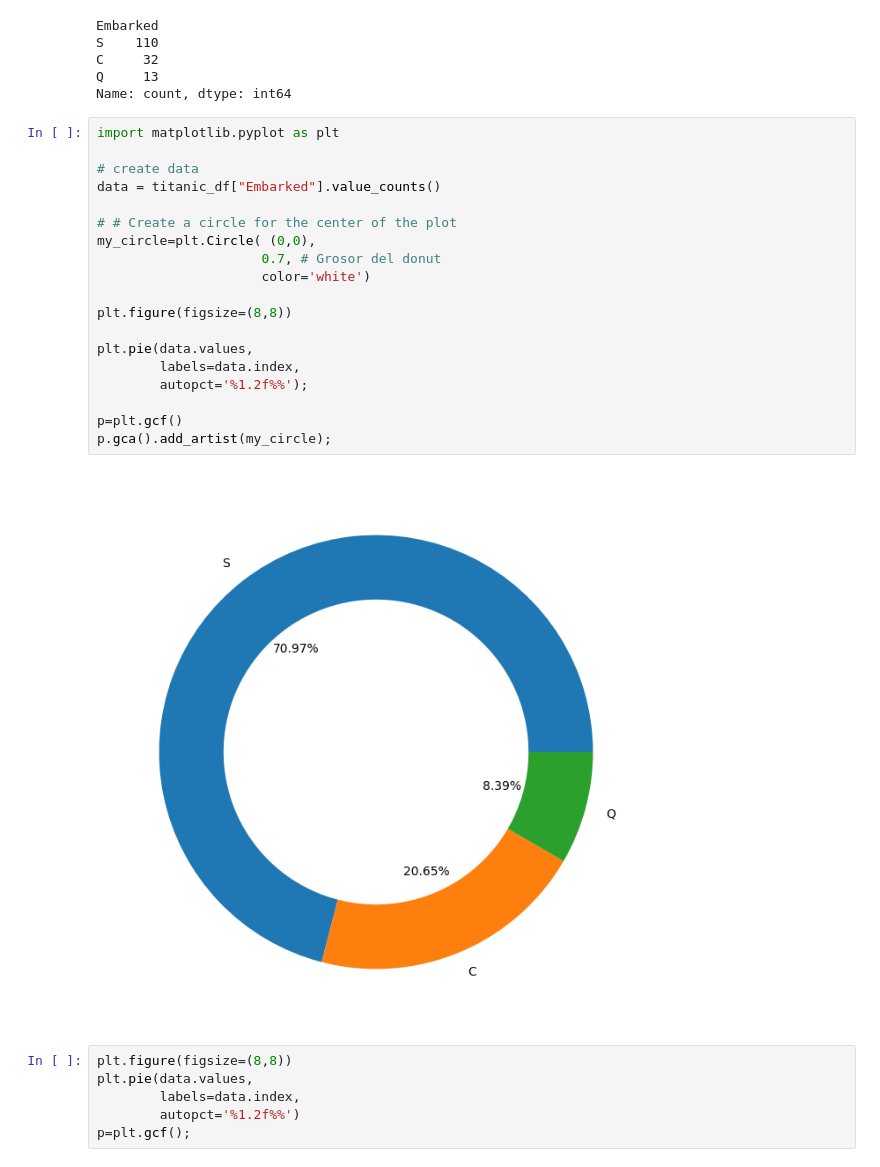
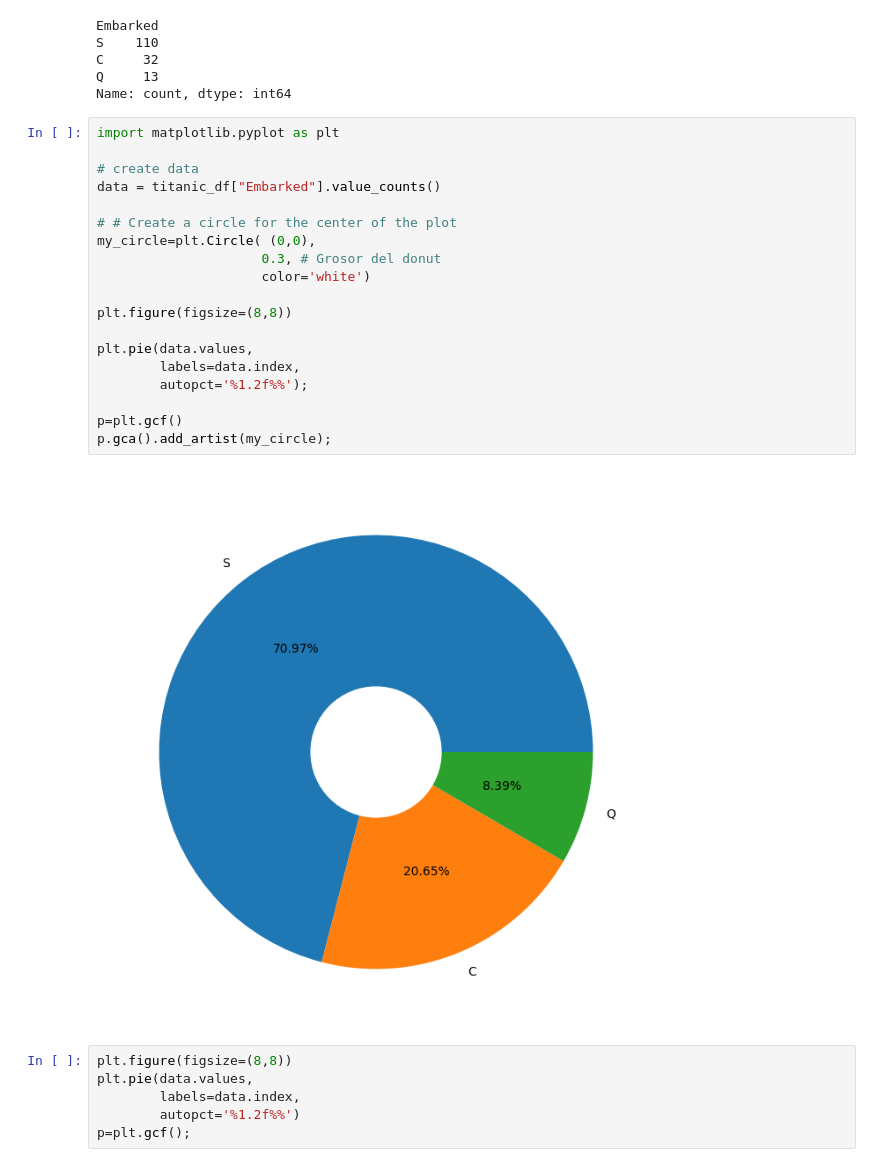
Before and after one commit to diego-dng/1026_DS_VITORIA-GASTEIZ, a Jupyter notebook: 2-Data_analysis/4-Visualización/2-Seaborn/Teoria/EDA_Seaborn.ipynb, the cells around one changed output. Saved outputs shown, nothing was run; the diff lists cells and outputs as text.

```diff
--- a/2-Data_analysis/4-Visualización/2-Seaborn/Teoria/EDA_Seaborn.ipynb
+++ b/2-Data_analysis/4-Visualización/2-Seaborn/Teoria/EDA_Seaborn.ipynb
@@ -343,24 +352,24 @@ Name: count, dtype: int64
 # %%
 import matplotlib.pyplot as plt
 
 # create data
 data = titanic_df["Embarked"].value_counts()
 
 # # Create a circle for the center of the plot
 my_circle=plt.Circle( (0,0),
-                     0.7, # Grosor del donut
+                     0.3, # Grosor del donut
                      color='white')
 
 plt.figure(figsize=(8,8))
 
 plt.pie(data.values,
         labels=data.index,
         autopct='%1.2f%%');
 
 p=plt.gcf()
 p.gca().add_artist(my_circle);
 # %% [output]
-[figure, old version]
+[figure, new version]
 # %%
 plt.figure(figsize=(8,8))
 plt.pie(data.values,
```
Also changed, not shown: parts of 5 cells of this notebook, 38 other files.
